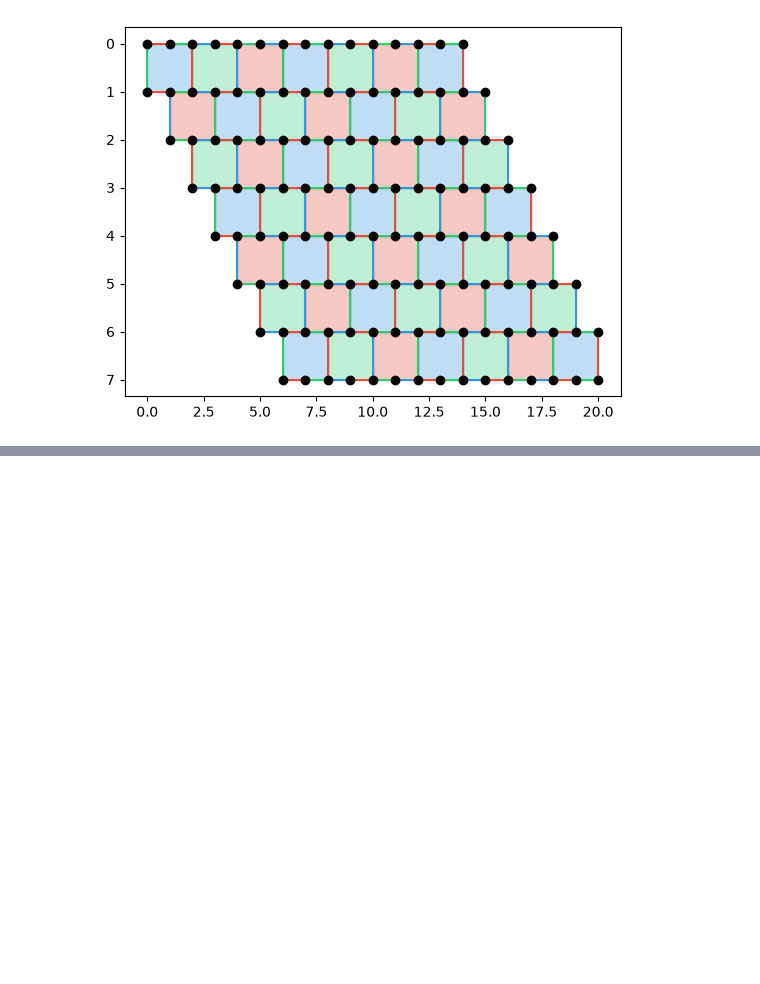
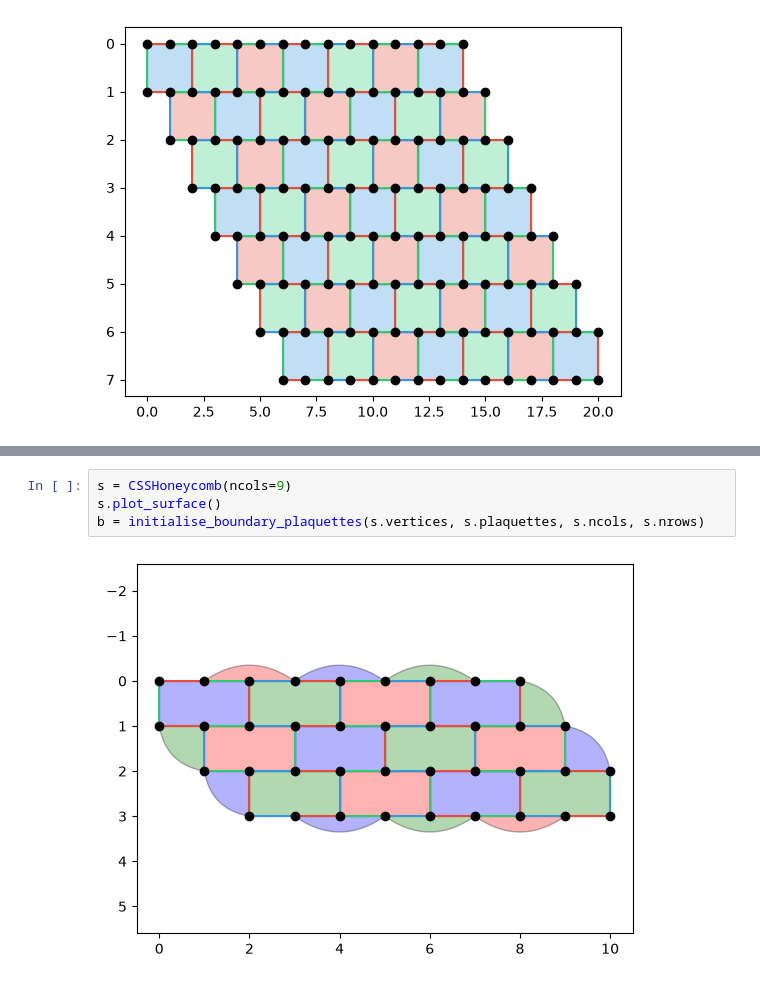
Before and after one commit to OliverRedhead/Floquet-Codes-Preparing-Magic-States, a Jupyter notebook: CSS_honeycomb/testing/diag_surface_testing.ipynb, the cells around one changed output, grey strips where cells are left out. Saved outputs shown, nothing was run; the diff lists cells and outputs as text; blank space fills up the shorter version.

```diff
--- a/CSS_honeycomb/testing/diag_surface_testing.ipynb
+++ b/CSS_honeycomb/testing/diag_surface_testing.ipynb
@@ -236,0 +288,6 @@ plt.show()
+# %%
+s = CSSHoneycomb(ncols=9)
+s.plot_surface()
+b = initialise_boundary_plaquettes(s.vertices, s.plaquettes, s.ncols, s.nrows)
+# %% [output]
+[figure, added]
```
Also changed, not shown: parts of 9 cells of this notebook, 4 other files.
